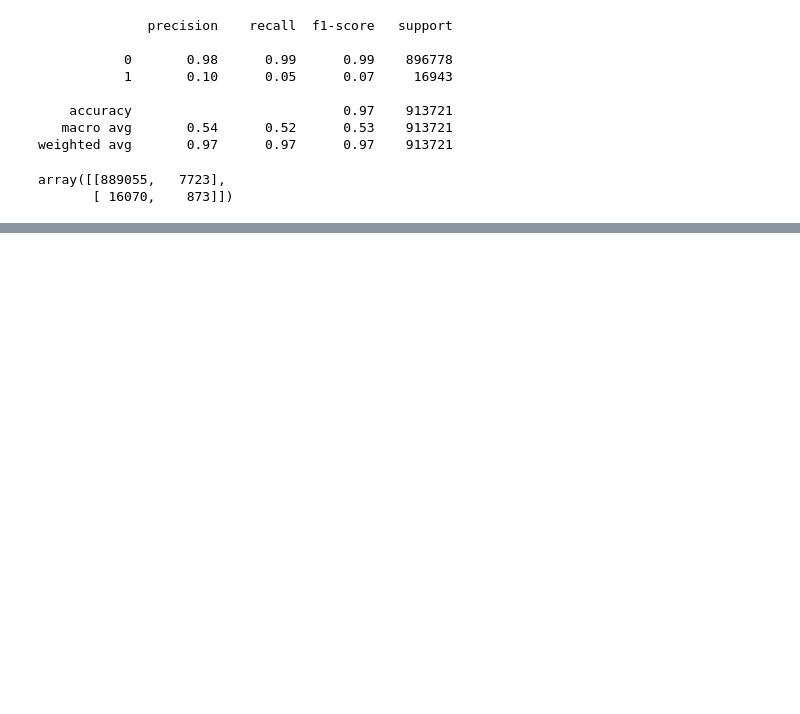
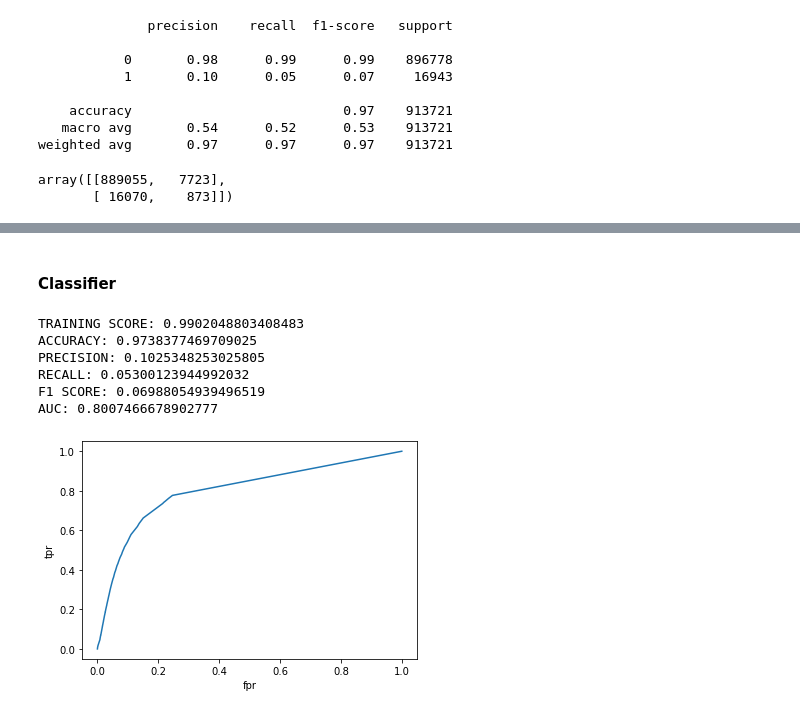
Before and after one commit to Laurajmoreno/ML_and_CRO, a Jupyter notebook: CLASSIFICATION-Random-Forest-partial-with-join_df-fulldata.ipynb, the cells around one changed output, grey strips where cells are left out. Saved outputs shown, nothing was run; the diff lists cells and outputs as text; code cells hidden in the pictures; blank space fills up the shorter version.

```diff
--- a/CLASSIFICATION-Random-Forest-partial-with-join_df-fulldata.ipynb
+++ b/CLASSIFICATION-Random-Forest-partial-with-join_df-fulldata.ipynb
@@ -778,0 +859,49 @@ array([[889055,   7723],
+# %%
+# Pipeline:
+
+source_preprocessing = Pipeline([
+    ('source_transf',SourceTransfomer()),
+    ('astypecat_transf',AsTypeCategoryTransfomer()),
+    ('ohe',OneHotEncoder()) # handle_unknown is default 'error'
+])
+
+medium_preprocessing = Pipeline([
+    ('medium_transf',MediumTransfomer()),
+    ('astypecat_transf',AsTypeCategoryTransfomer()),
+    ('ohe',OneHotEncoder(drop='first')) #to drop (none) that is equal to (direct) in Source
+]) # handle_unknown is default 'error'
+
+targetencod_preprocessing = Pipeline([('target_encoding',TargetEncoder())])
+
+preprocess = ColumnTransformer([
+    ('source_preprocessing',source_preprocessing,['Source']),
+    ('medium_preprocessing',medium_preprocessing,['Medium']),
+    ('targetencod_preprocessing',targetencod_preprocessing,['ga:productSKU','ga:city'])
+],remainder='passthrough')
+
+pipeline=Pipeline([
+    ('preprocess',preprocess),
+    ('clrf',RandomForestClassifier())
+])
+# %% [markdown]
+#### Classifier
+# %%
+# Data
+
+features=['ga:pageDepth','ga:sessionCount','ga:daysSinceLastSession','ga:productSKU',\
+          'month_sin','month_cos','dayofweek_sin','dayofweek_cos','hour_sin','hour_cos',\
+          'Source','Medium','ga:city']
+
+y=df['ga:productAddsToCart_transf']
+X=df[features]
+X_train, X_test, y_train, y_test = train_test_split(X, y,random_state=42)
+# %%
+evaluate(pipeline,X_train, X_test, y_train, y_test)
+# %% [output]
+TRAINING SCORE: 0.9902048803408483
+ACCURACY: 0.9738377469709025
+PRECISION: 0.1025348253025805
+RECALL: 0.05300123944992032
+F1 SCORE: 0.06988054939496519
+AUC: 0.8007466678902777
+[figure, added]
```
Also changed, not shown: parts of 31 cells of this notebook, 1 other file.
